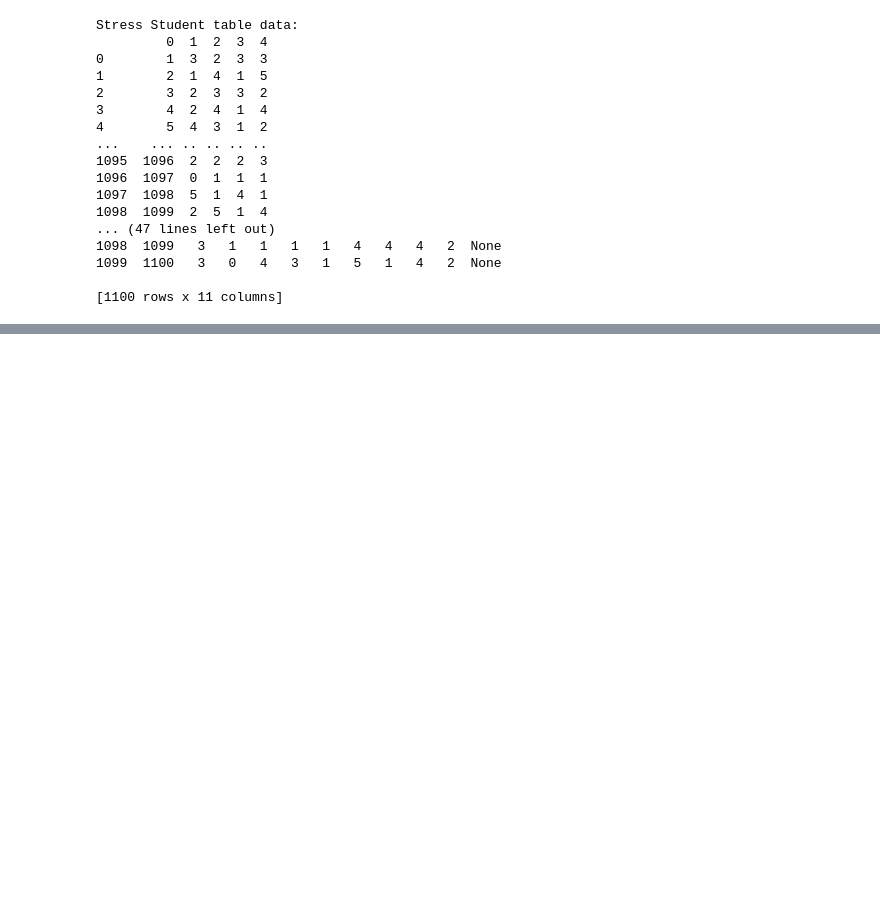
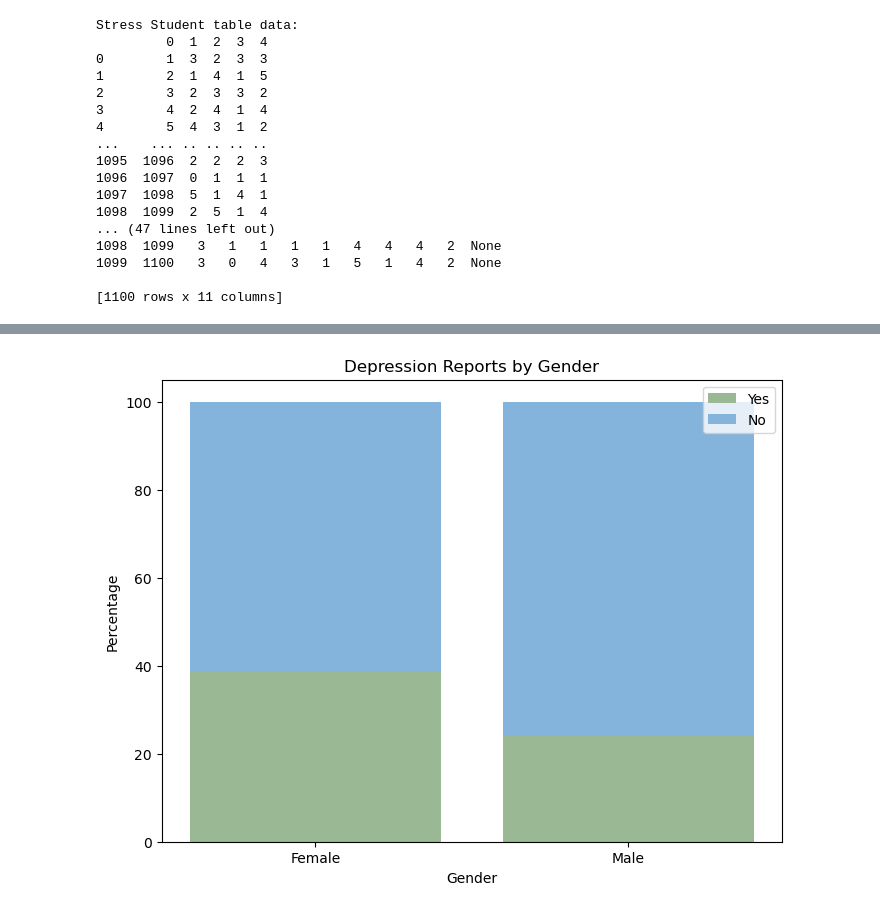
Before and after one commit to Lounics/DSSA-5102, a Jupyter notebook: Final Project.ipynb, the cells around one changed output, grey strips where cells are left out. Cells and saved outputs as stored; diff of their text form; code cells hidden in the pictures; blank space fills up the shorter version.

```diff
--- a/Final Project.ipynb
+++ b/Final Project.ipynb
@@ -683,0 +828,65 @@ Stress Student table data:
+# %%
+# Making a graph for percetage for depression by gender
+# It is similar of the top code but I could not get the percentage and graph to print at the same time so I did it seperately
+try:
+    # connecting database
+    conn = pymysql.connect(host=host, user=user, password=password, database=database)
+    cursor = conn.cursor()
+
+    # query for graph by gender for depression
+    first_graph_query = """
+        SELECT
+            gender,
+            SUM(CASE WHEN depression = 'Yes' THEN 1 ELSE 0 END) AS yes_count,
+            SUM(CASE WHEN depression = 'No' THEN 1 ELSE 0 END) AS no_count,
+            COUNT(*) AS total_count
+        FROM
+            student
+        JOIN
+            mental_health ON student.student_id = mental_health.student_id
+        WHERE
+            gender IN ('Female', 'Male')
+        GROUP BY
+            gender;
+    """
+
+    # Executing the query
+    cursor.execute(sql_query)
+    rows = cursor.fetchall()
+
+    # Getting the results in percetages
+    genders = []
+    yes_percentages = []
+    no_percentages = []
+
+    for row in rows:
+        gender, yes_count, no_count, total_count = row
+        if total_count > 0:
+            yes_percentage = (yes_count / total_count) * 100
+            no_percentage = (no_count / total_count) * 100
+            genders.append(gender)
+            yes_percentages.append(yes_percentage)
+            no_percentages.append(no_percentage)
+
+    # Plotting the bar chart
+    plt.figure(figsize=(8, 6))
+    plt.bar(genders, yes_percentages, color='#9bb895', label='Yes')
+    plt.bar(genders, no_percentages, bottom=yes_percentages, color='#84b4dc', label='No')
+    # The Labels
+    plt.xlabel('Gender')
+    plt.ylabel('Percentage')
+    plt.title('Depression Reports by Gender')
+    plt.legend()
+
+    # Removing background
+    plt.gcf().set_facecolor('None')
+    plt.gca().set_facecolor('None')
+
+    # Displaying the bar chart
+    plt.show()
+
+# For errors to see where code went wrong
+except pymysql.Error as e:
+    print(f"Error: {e}")
+# %% [output]
+[figure, added]
```
Also changed, not shown: parts of 19 cells of this notebook.
